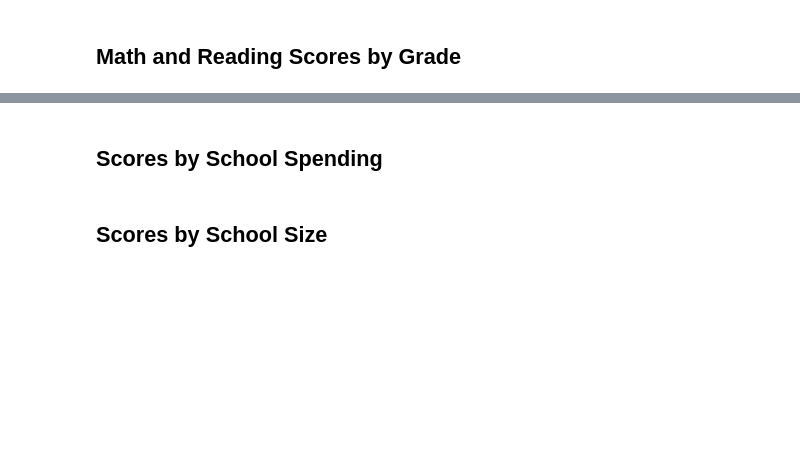
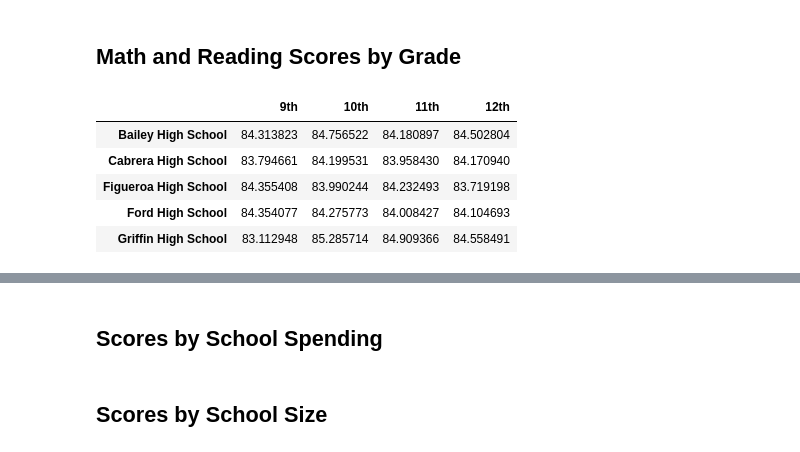
Before and after one commit to bradleycao/Python_SchoolDistrictAnalysis, a Jupyter notebook: PyCitySchools_Challenge.ipynb, the cells around one changed output, grey strips where cells are left out. Drawn from its saved outputs; the diff is of its cells as text; code cells hidden in the pictures; blank space fills up the shorter version.

```diff
--- a/PyCitySchools_Challenge.ipynb
+++ b/PyCitySchools_Challenge.ipynb
@@ -399,4 +411,37 @@ per_school_summary_df
+# %%
+# Create a Series of scores by grade levels using conditionals.
+ninth_grader_passing = school_data_complete_df.loc[(school_data_complete_df.reading_score >= 70) & (school_data_complete_df.math_score >= 70) & (school_data_complete_df.grade == "9th")]
+tenth_grader_passing = school_data_complete_df.loc[(school_data_complete_df.reading_score >= 70) & (school_data_complete_df.math_score >= 70) & (school_data_complete_df.grade == "10th")]
+eleventh_grader_passing = school_data_complete_df.loc[(school_data_complete_df.reading_score >= 70) & (school_data_complete_df.math_score >= 70) & (school_data_complete_df.grade == "11th")]
+twelfth_grader_passing = school_data_complete_df.loc[(school_data_complete_df.reading_score >= 70) & (school_data_complete_df.math_score >= 70) & (school_data_complete_df.grade == "12th")]
+
+
+# Group each school Series by the school name for the average math score.
+ninth_grade_math_scores = ninth_grader_passing.groupby(["school_name"]).mean()["math_score"]
+tenth_grade_math_scores = tenth_grader_passing.groupby(["school_name"]).mean()["math_score"]
+eleventh_grade_math_scores = eleventh_grader_passing.groupby(["school_name"]).mean()["math_score"]
+twelfth_grade_math_scores = twelfth_grader_passing.groupby(["school_name"]).mean()["math_score"]
+# Group each school Series by the school name for the average reading score.
+ninth_grade_reading_scores = ninth_grader_passing.groupby(["school_name"]).mean()["reading_score"]
+tenth_grade_reading_scores = tenth_grader_passing.groupby(["school_name"]).mean()["reading_score"]
+eleventh_grade_reading_scores = eleventh_grader_passing.groupby(["school_name"]).mean()["reading_score"]
+twelfth_grade_reading_scores = twelfth_grader_passing.groupby(["school_name"]).mean()["reading_score"]
 # %%
 # Combine each Series for average math scores by school into single data frame.
+math_scores_by_grade = pd.DataFrame({
+    "9th": ninth_grade_math_scores,
+    "10th": tenth_grade_math_scores,
+    "11th": eleventh_grade_math_scores,
+    "12th": twelfth_grade_math_scores
+})
+
+math_scores_by_grade.head()
+# %% [output]
+|  | 9th | 10th | 11th | 12th |
+| Bailey High School | 84.313823 | 84.756522 | 84.180897 | 84.502804 |
+| Cabrera High School | 83.794661 | 84.199531 | 83.958430 | 84.170940 |
+| Figueroa High School | 84.355408 | 83.990244 | 84.232493 | 83.719198 |
+| Ford High School | 84.354077 | 84.275773 | 84.008427 | 84.104693 |
+| Griffin High School | 83.112948 | 85.285714 | 84.909366 | 84.558491 |
 # %%
 # Combine each Series for average reading scores by school into single data frame.
```
Also changed, not shown: parts of 8 cells of this notebook.
